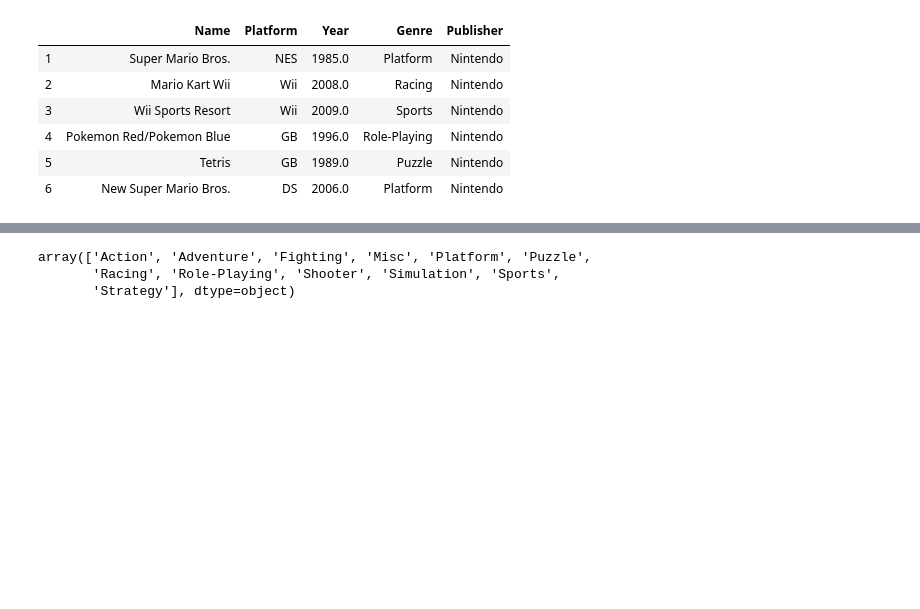
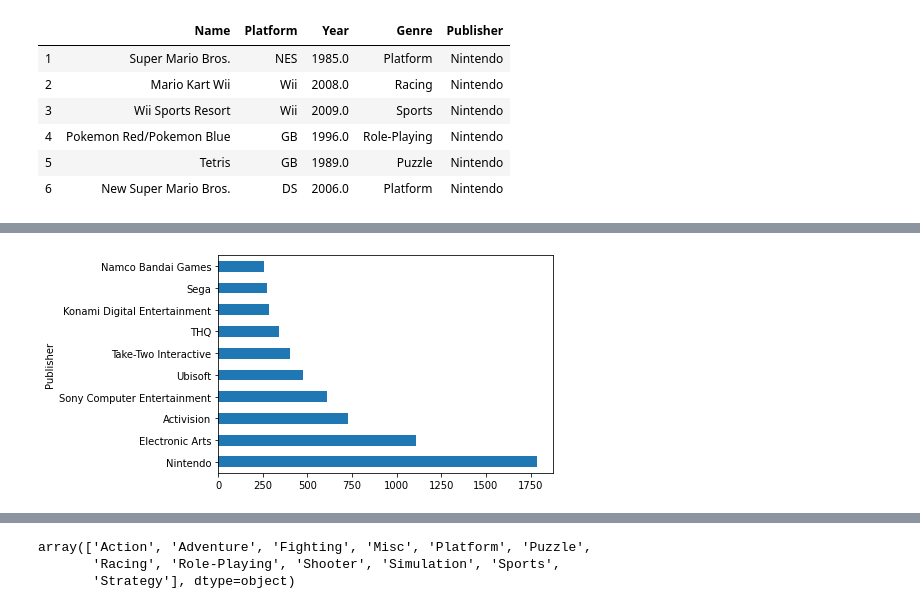
Before and after one commit to gonzalo71/TestGit, a Jupyter notebook: feature_engin.ipynb, the cells around one changed output, grey strips where cells are left out. Saved outputs shown, nothing was run; the diff lists cells and outputs as text; code cells hidden in the pictures; blank space fills up the shorter version.

```diff
--- a/feature_engin.ipynb
+++ b/feature_engin.ipynb
@@ -135,0 +174,5 @@ vg_df[["Name","Platform","Year","Genre","Publisher"]].iloc[1:7]
+# %%
+# fillna Nan with "UNknow"
+vg_df["Publisher"].fillna("Unknow", inplace=True)
+# %%
+vg_df["Year"].fillna(method="backfill", inplace=True)
@@ -135,0 +199,2 @@ vg_df[["Name","Platform","Year","Genre","Publisher"]].iloc[1:7]
+# %%
+vg_df["Year"] = vg_df["Year"].astype("int64")
@@ -135,0 +220,5 @@ vg_df[["Name","Platform","Year","Genre","Publisher"]].iloc[1:7]
+# %%
+vg_df.groupby("Publisher")["Global_Sales"].sum().sort_values(ascending=False).head(10).plot.barh()
+plt.show()
+# %% [output]
+[figure, added]
```
Also changed, not shown: parts of 16 cells of this notebook, 2 other files.
